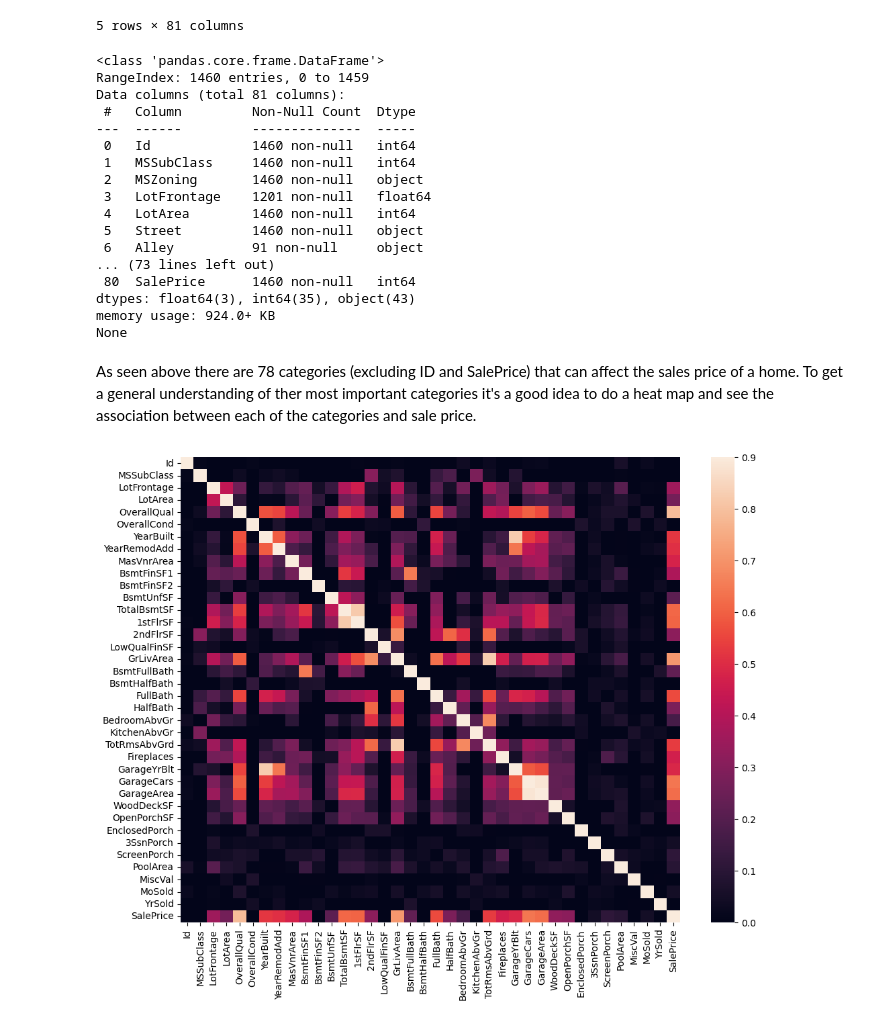
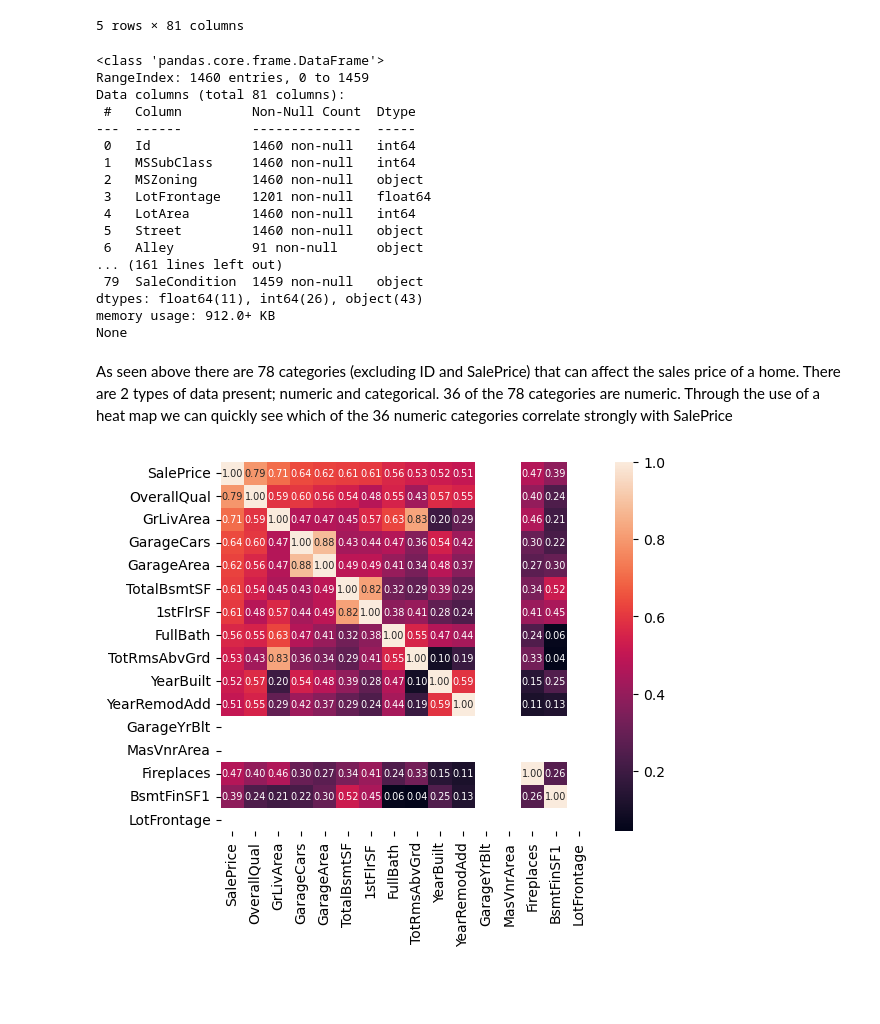
Before and after one commit to danielvasilevko/DataSci_Projects, a Jupyter notebook: Kaggle_Housing Price/Kaggle_Housing_price.ipynb, the cells around one changed output. Saved outputs shown, nothing was run; the diff lists cells and outputs as text; code cells hidden in the pictures; blank space fills up the shorter version.

Commit message:
Began work on turning the Quan into Qual. Going to use replace to replace each Quan value with a number.

```diff
--- a/Kaggle_Housing Price/Kaggle_Housing_price.ipynb
+++ b/Kaggle_Housing Price/Kaggle_Housing_price.ipynb
@@ -22,6 +26,7 @@ train_data.head()
 5 rows × 81 columns
 # %%
 print(train_data.info())
+print(test_data.info())
 # %% [output]
 <class 'pandas.core.frame.DataFrame'>
 RangeIndex: 1460 entries, 0 to 1459
@@ -35,19 +40,22 @@ Data columns (total 81 columns):
  4   LotArea        1460 non-null   int64
  5   Street         1460 non-null   object
  6   Alley          91 non-null     object
-... (73 lines left out)
- 80  SalePrice      1460 non-null   int64
-dtypes: float64(3), int64(35), object(43)
-memory usage: 924.0+ KB
+... (161 lines left out)
+ 79  SaleCondition  1459 non-null   object
+dtypes: float64(11), int64(26), object(43)
+memory usage: 912.0+ KB
 None
 # %% [markdown]
-As seen above there are 78 categories (excluding ID and SalePrice) that can affect the sales price of a home. To get a general understanding of ther most important categories it's a good idea to do a heat map and see the association between each of the categories and sale price.
+As seen above there are 78 categories (excluding ID and SalePrice) that can affect the sales price of a home. There are 2 types of data present; numeric and categorical. 36 of the 78 categories are numeric. Through the use of a heat map we can quickly see which of the 36 numeric categories correlate strongly with SalePrice
-# %%
-numeric_df = train_data.select_dtypes(include=["number"])
-
-correl = numeric_df.corr()
-f, ax = plt.subplots(figsize=(12, 9))
-sns.heatmap(correl, vmax=.9, vmin=0)
-plt.show()
-# %% [output]
-[figure, removed]
+# %%
+numeric_df = train_data.select_dtypes(include=["number"])
+
+correl = numeric_df.corr()
+
+k = 16 #number of variables for heatmap
+cols = correl.nlargest(k, 'SalePrice')['SalePrice'].index
+cm = np.corrcoef(numeric_df[cols].values.T)
+hm = sns.heatmap(cm, cbar=True, annot=True, square=True, fmt='.2f', annot_kws={'size': 7}, yticklabels=cols.values, xticklabels=cols.values)
+plt.show()
+# %% [output]
+[figure, added]
```
Also changed, not shown: parts of 13 cells of this notebook, 1 other file.
